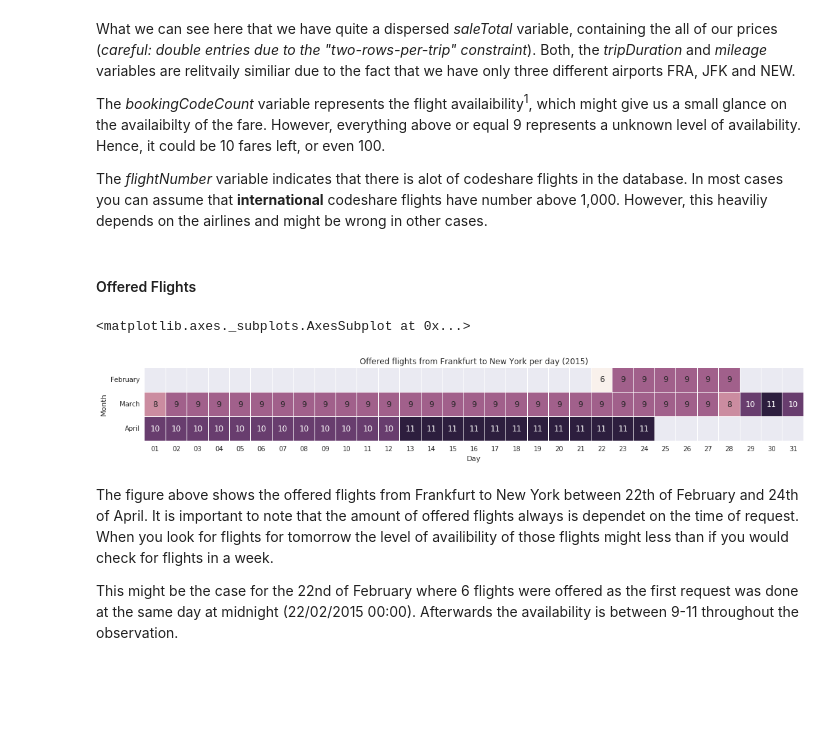
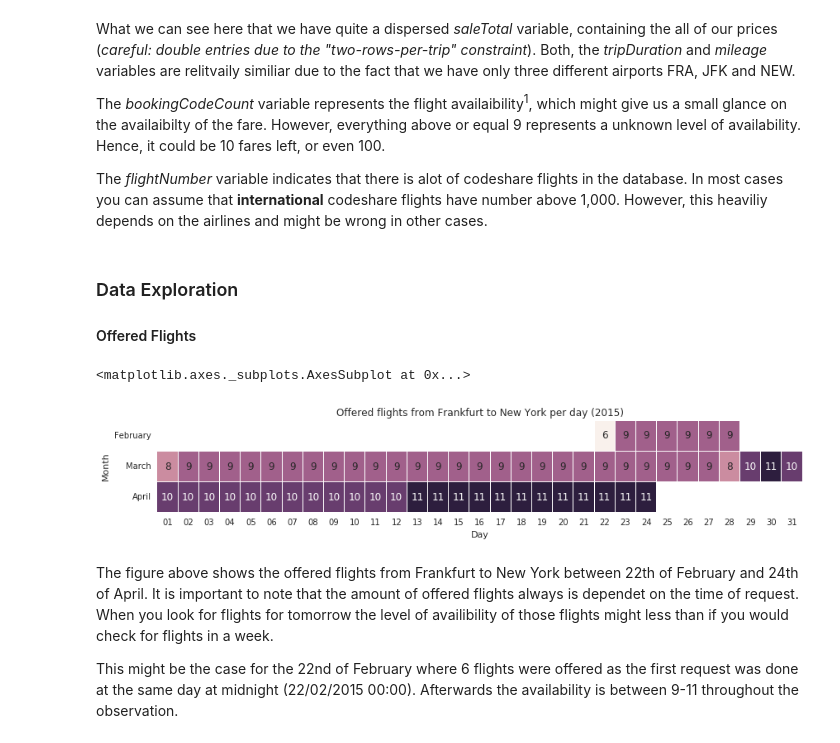
Before and after one commit to JulianMBr/Analysis-airfare-route.FRA-NYC, a Jupyter notebook: # Analysis of airfare data between Frankfurt-New York.ipynb, the cells around one changed output. Cells and saved outputs as stored; diff of their text form; code cells hidden in the pictures; blank space fills up the shorter version.

```diff
--- a/# Analysis of airfare data between Frankfurt-New York.ipynb
+++ b/# Analysis of airfare data between Frankfurt-New York.ipynb
@@ -165,6 +174,7 @@ The _bookingCodeCount_ variable represents the flight availaibility<sup>1</sup>,
 
 The _flightNumber_ variable indicates that there is alot of codeshare flights in the database. In most cases you can assume that __international__ codeshare flights have number above 1,000. However, this heaviliy depends on the airlines and might be wrong in other cases.
 # %% [markdown]
+### Data Exploration
 #### Offered Flights
 # %%
 ### flights offered
@@ -177,37 +187,38 @@ flights_data = airfare
 flightsPerDayDeparture = flights_data[['tripStartDeparture', 'tripDestinationDeparture', 'flightCarrier']]
 
 ## get the unique amount of flights per day grouped by the flight carrier
 ## unstack for the right format
 flightsPerDayDeparture = flightsPerDayDeparture.groupby([pd.Grouper(freq='D', key='tripStartDeparture'), 'flightCarrier'])
 flightsPerDayDeparture = flightsPerDayDeparture['tripStartDeparture'].apply(lambda x: len(x.unique())).unstack()
 
 # fill NaN with zero
 flightsPerDayDeparture.fillna(0, inplace=True)
 
 # create column sum and sum up all flights
-flightsPerDayDeparture['flightsPerDay'] = (flightsPerDayDeparture.AF + flightsPerDayDeparture.KL +
-                                           flightsPerDayDeparture.LH + flightsPerDayDeparture.SQ + flightsPerDayDeparture.UA)
+flightsPerDayDeparture['flightsPerDay'] = (flightsPerDayDeparture.AF+flightsPerDayDeparture.KL+
+                                           flightsPerDayDeparture.LH+flightsPerDayDeparture.SQ+
+                                           flightsPerDayDeparture.UA)
 
 # reset index for incremntal rather than tripStartDeparture
 flightsPerDayDeparture.reset_index(inplace=True, drop=False)
 
 # get month/day and reset the index for pivot
 flightsPerDayDeparture['Month'] = flightsPerDayDeparture.tripStartDeparture.dt.strftime('%m')
 flightsPerDayDeparture['Day'] = flightsPerDayDeparture.tripStartDeparture.dt.strftime('%d')
 
 # rename counted column as a measure for the amout of flights
 flightsPerDayDeparture = flightsPerDayDeparture[['Month', 'Day', 'flightsPerDay']]
 
 # create pivot table
 flights = flightsPerDayDeparture.pivot("Month", "Day",  "flightsPerDay")
 
 # adjust size of figure and output heatmap
-sns.mpl.rc("figure", figsize=(18,2))
+sns.mpl.rc("figure", figsize=(14,2))
 sns.plt.title('Offered flights from Frankfurt to New York per day (2015)')
 sns.heatmap(flights, annot=True, yticklabels=months, fmt='g', linewidths=0.1, cbar=False)
 # %% [output]
 <matplotlib.axes._subplots.AxesSubplot at 0x...>
-[figure, old version]
+[figure, new version]
 # %% [markdown]
 The figure above shows the offered flights from Frankfurt to New York between 22th of February and 24th of April. It is important to note that the amount of offered flights always is dependet on the time of request. When you look for flights for tomorrow the level of availibility of those flights might less than if you would check for flights in a week.
 
```
Also changed, not shown: parts of 7 cells of this notebook, 1 other file.
